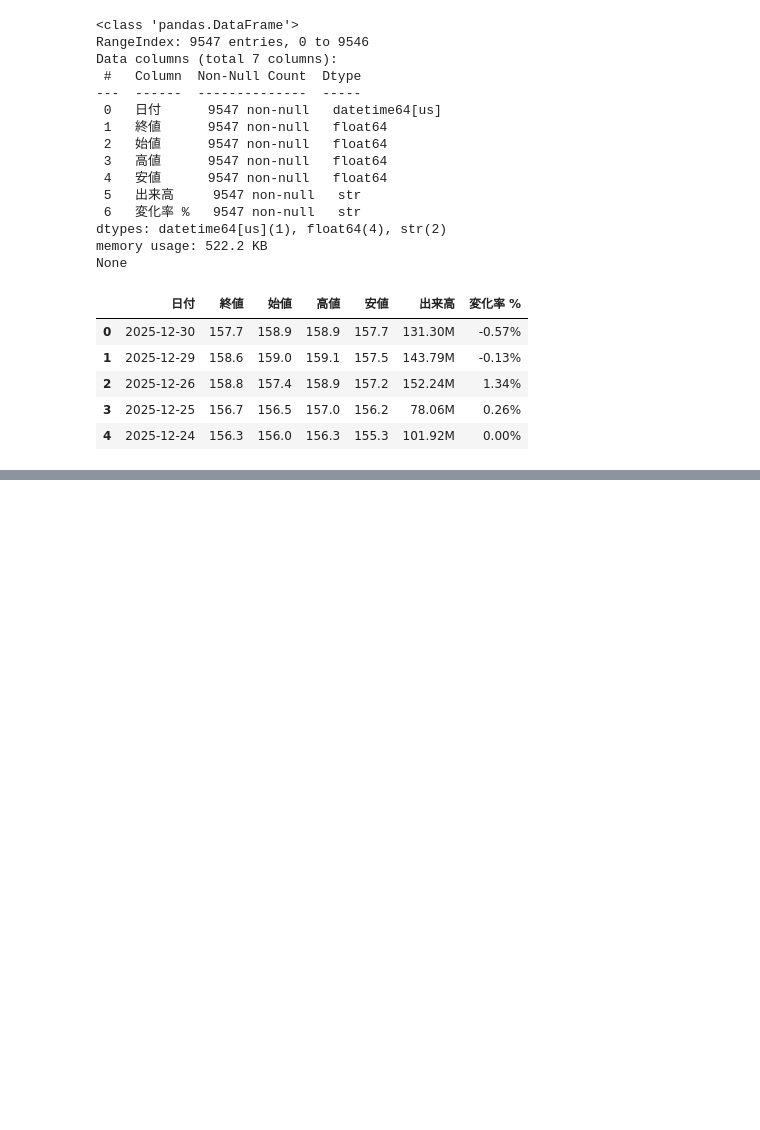
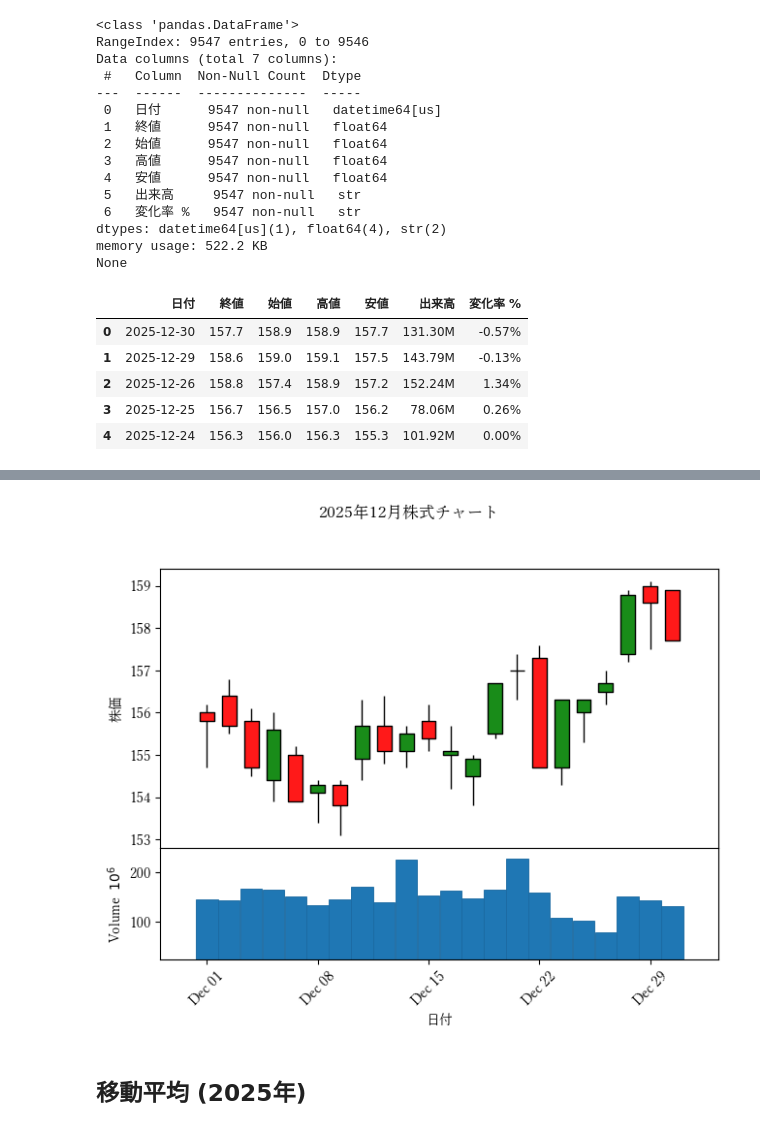
Before and after one commit to lktoby/stock_price, a Jupyter notebook: stock_price.ipynb, the cells around one changed output, grey strips where cells are left out. Cells and saved outputs as stored; diff of their text form; code cells hidden in the pictures; blank space fills up the shorter version.

```diff
--- a/stock_price.ipynb
+++ b/stock_price.ipynb
@@ -53,0 +166,6 @@ None
+# %%
+start_date = pd.to_datetime('2025-12-01')
+end_date = pd.to_datetime('2025-12-30')
+df_dec25 = df.loc[end_date:start_date, :]
+df_dec25 = df_dec25.iloc[::-1]
+display(df_dec25.head())
@@ -53,0 +180,10 @@ None
+# %%
+rcpdict = {"font.family": "Yu Mincho"}
+mc = mpf.make_marketcolors(up='g', down='r')
+s = mpf.make_mpf_style(rc=rcpdict, marketcolors=mc)
+mpf.plot(df_dec25, type="candle", title="2025年12月株式チャート", xlabel="日付", ylabel="株価", style=s, volume=True)
+mpf.show()
+# %% [output]
+[figure, added]
+# %% [markdown]
+## 移動平均 (2025年)
```
Also changed, not shown: parts of 16 cells of this notebook.
